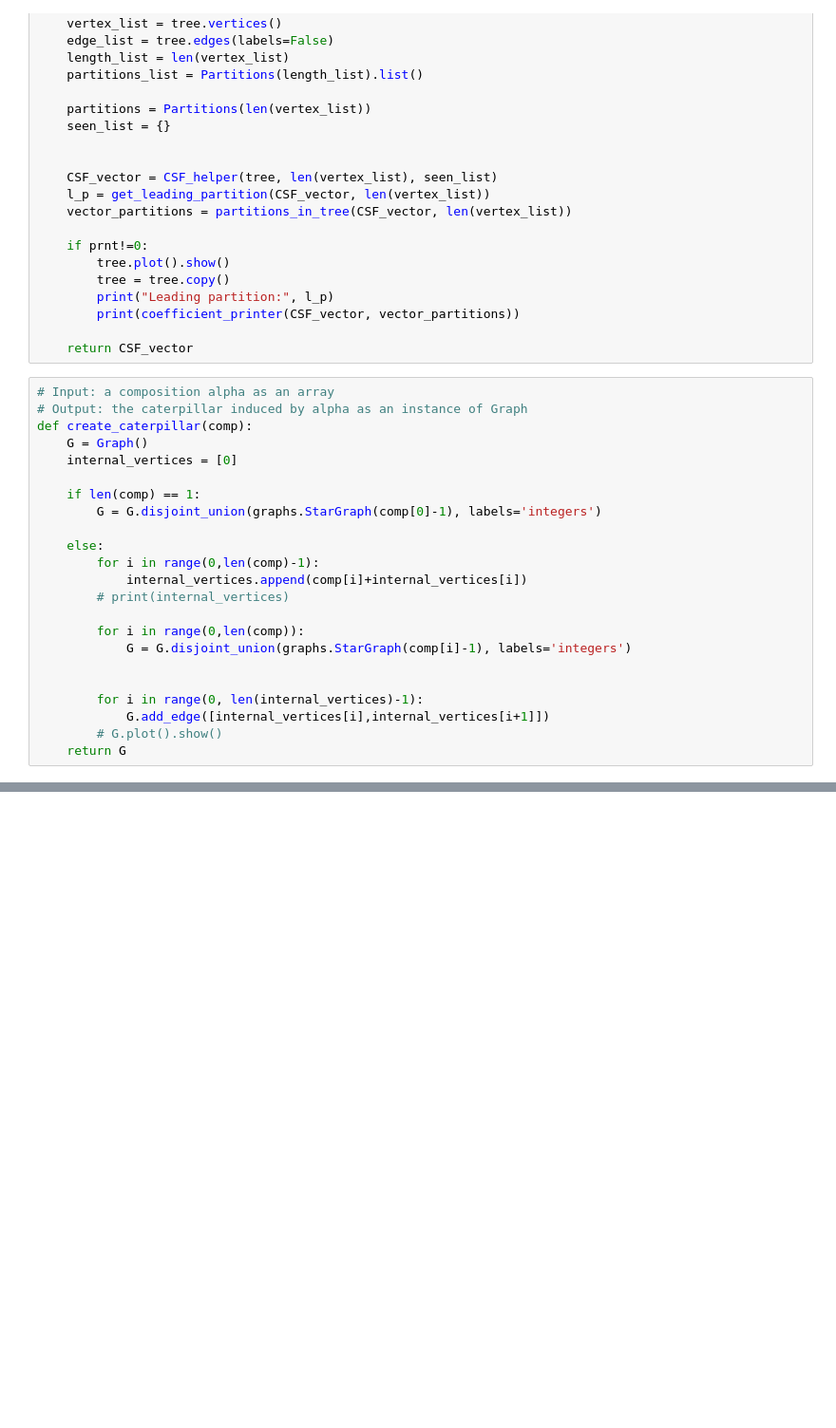
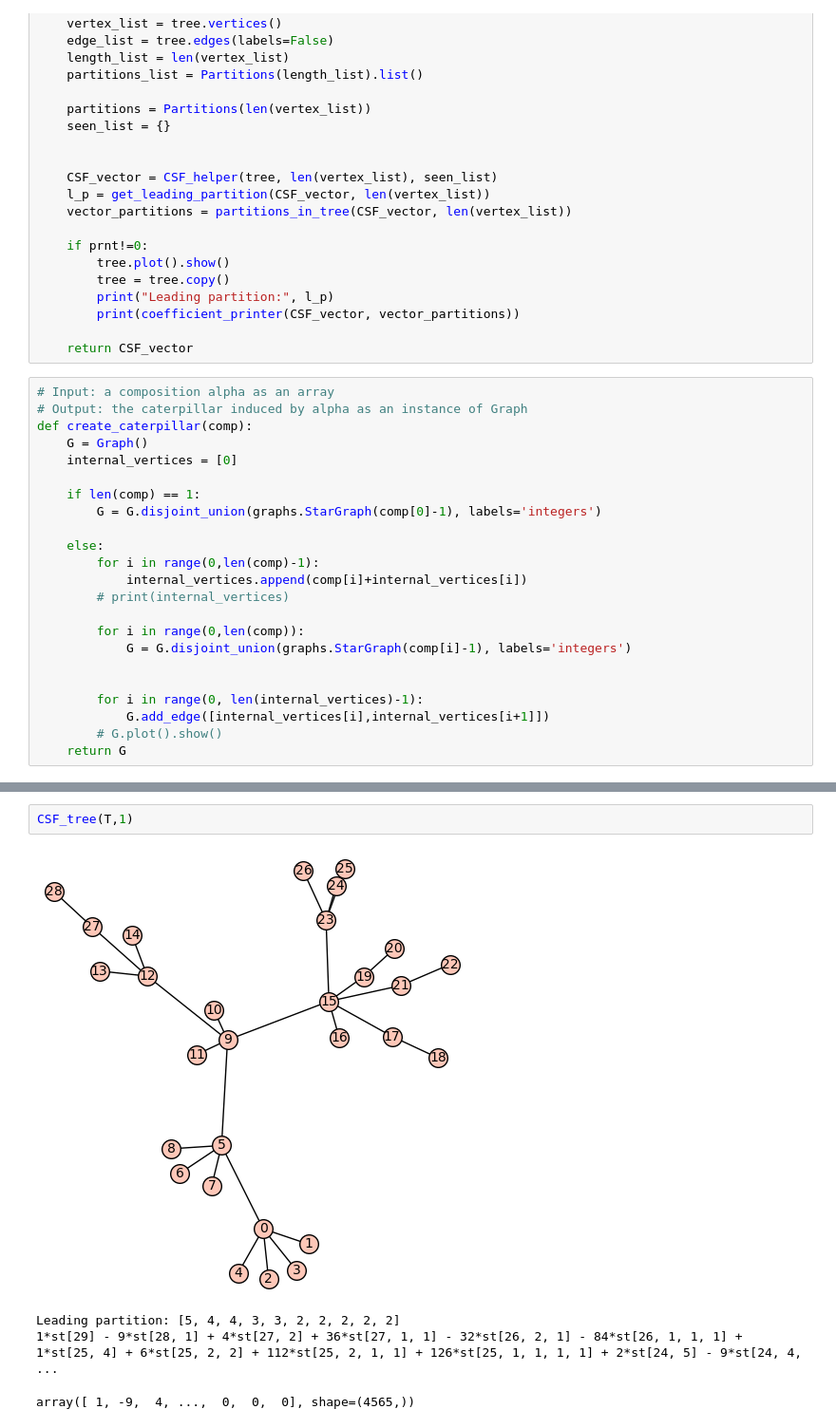
Before and after one commit to mariotomba/CSF-DNC, a Jupyter notebook: notebooks/DNCfundamentals.ipynb, the cells around one changed output, grey strips where cells are left out. Shown at 95% size. Saved outputs shown, nothing was run; the diff lists cells and outputs as text; blank space fills up the shorter version.

```diff
--- a/notebooks/DNCfundamentals.ipynb
+++ b/notebooks/DNCfundamentals.ipynb
@@ -308,0 +316,7 @@ def create_caterpillar(comp):
+# %%
+CSF_tree(T,1)
+# %% [output]
+[figure, added]
+Leading partition: [5, 4, 4, 3, 3, 2, 2, 2, 2, 2]
+1*st[29] - 9*st[28, 1] + 4*st[27, 2] + 36*st[27, 1, 1] - 32*st[26, 2, 1] - 84*st[26, 1, 1, 1] + 1*st[25, 4] + 6*st[25, 2, 2] + 112*st[25, 2, 1, 1] + 126*st[25, 1, 1, 1, 1] + 2*st[24, 5] - 9*st[24, 4,  ...
+array([ 1, -9,  4, ...,  0,  0,  0], shape=(4565,))
```
Also changed, not shown: parts of 2 cells of this notebook, 1 other file.
